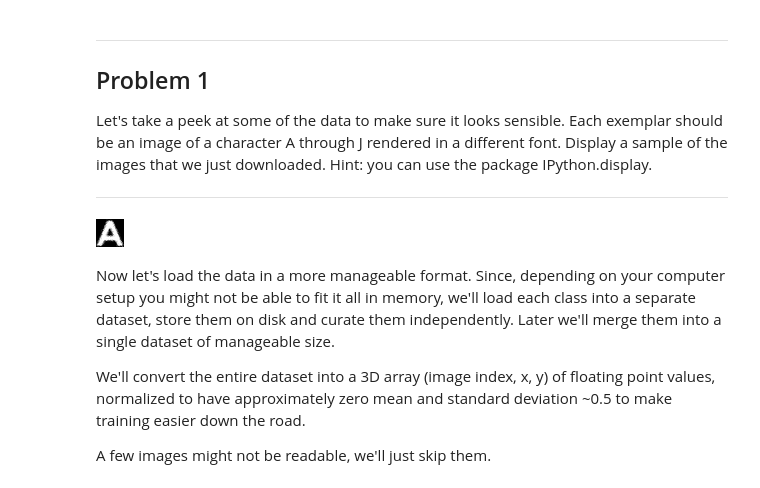
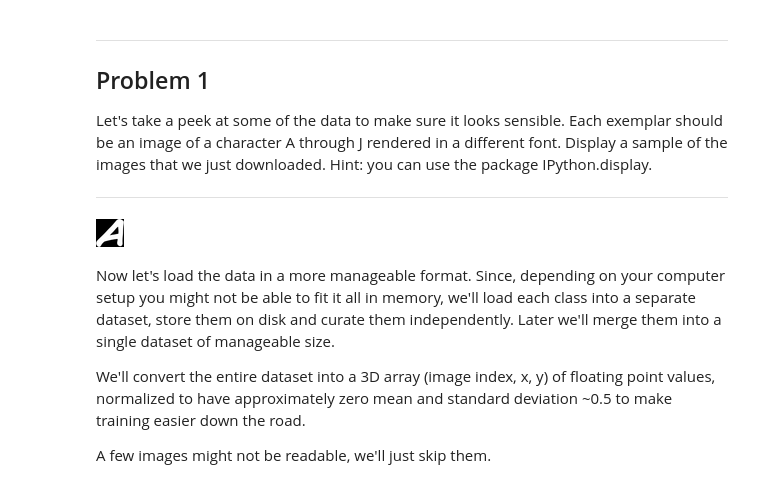
Before and after one commit to tahirahmad2030/Neural_Networks, a Jupyter notebook: 1_notmnist.ipynb, the cells around one changed output. Saved outputs shown, nothing was run; the diff lists cells and outputs as text; code cells hidden in the pictures.

```diff
--- a/1_notmnist.ipynb
+++ b/1_notmnist.ipynb
@@ -112,11 +112,10 @@ Problem 1
 Let's take a peek at some of the data to make sure it looks sensible. Each exemplar should be an image of a character A through J rendered in a different font. Display a sample of the images that we just downloaded. Hint: you can use the package IPython.display.
 
 ---
-# %%
-from IPython.display import display, Image
-Image("notMNIST_small/A/MDEtMDEtMDAudHRm.png")
-# %% [output]
-[figure, removed]
+# %%
+display(Image(filename="notMNIST_small/A/Q0NXaWxkV29yZHMtQm9sZEl0YWxpYy50dGY=.png"))
+# %% [output]
+[figure, added]
 # %% [markdown]
 Now let's load the data in a more manageable format. Since, depending on your computer setup you might not be able to fit it all in memory, we'll load each class into a separate dataset, store them on disk and curate them independently. Later we'll merge them into a single dataset of manageable size.
 
```
Also changed, not shown: parts of 6 cells of this notebook.
